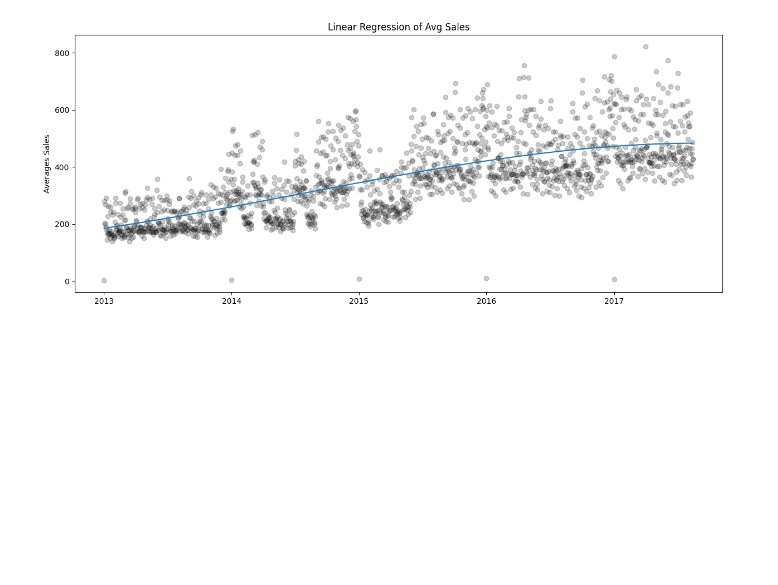
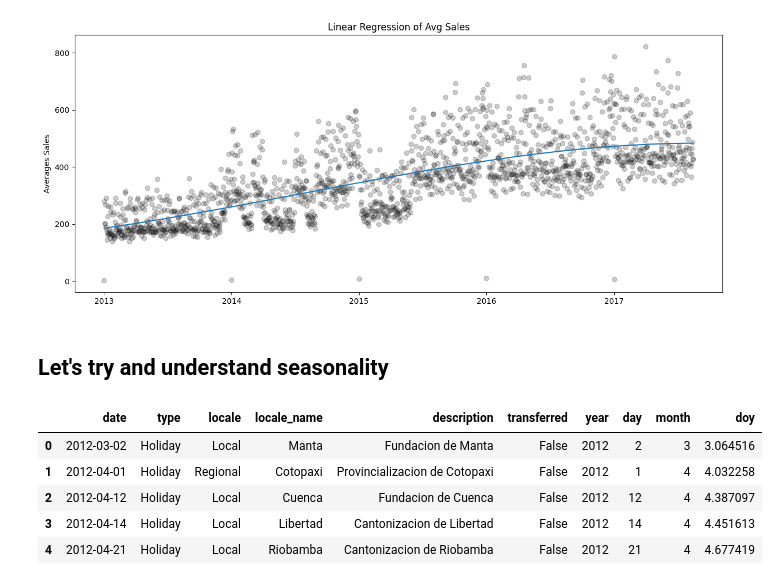
Before and after one commit to Kanchuking1/StorePrediction, a Jupyter notebook: train.ipynb, the cells around one changed output. Saved outputs shown, nothing was run; the diff lists cells and outputs as text; code cells hidden in the pictures; blank space fills up the shorter version.

```diff
--- a/train.ipynb
+++ b/train.ipynb
@@ -209,3 +209,19 @@ def plotWithScatter (average_sales, predictions):
 plotWithScatter(average_sales, y_pred)
 # %% [output]
 [figure]
+# %% [markdown]
+## Let's try and understand seasonality
+# %%
+holidays = pd.read_csv('./Data/holidays_events.csv', parse_dates=['date'])
+holidays['year'] = holidays.date.dt.year
+holidays['day'] = holidays.date.dt.day
+holidays['month'] = holidays.date.dt.month
+holidays['doy'] = holidays["day"].apply(lambda x: x / 31).apply(float) + holidays["month"].apply(float)
+holidays.head()
+# %% [output]
+|  | date | type | locale | locale_name | description | transferred | year | day | month | doy |
+| 0 | 2012-03-02 | Holiday | Local | Manta | Fundacion de Manta | False | 2012 | 2 | 3 | 3.064516 |
+| 1 | 2012-04-01 | Holiday | Regional | Cotopaxi | Provincializacion de Cotopaxi | False | 2012 | 1 | 4 | 4.032258 |
+| 2 | 2012-04-12 | Holiday | Local | Cuenca | Fundacion de Cuenca | False | 2012 | 12 | 4 | 4.387097 |
+| 3 | 2012-04-14 | Holiday | Local | Libertad | Cantonizacion de Libertad | False | 2012 | 14 | 4 | 4.451613 |
+| 4 | 2012-04-21 | Holiday | Local | Riobamba | Cantonizacion de Riobamba | False | 2012 | 21 | 4 | 4.677419 |
```
Also changed, not shown: parts of 6 cells of this notebook.
